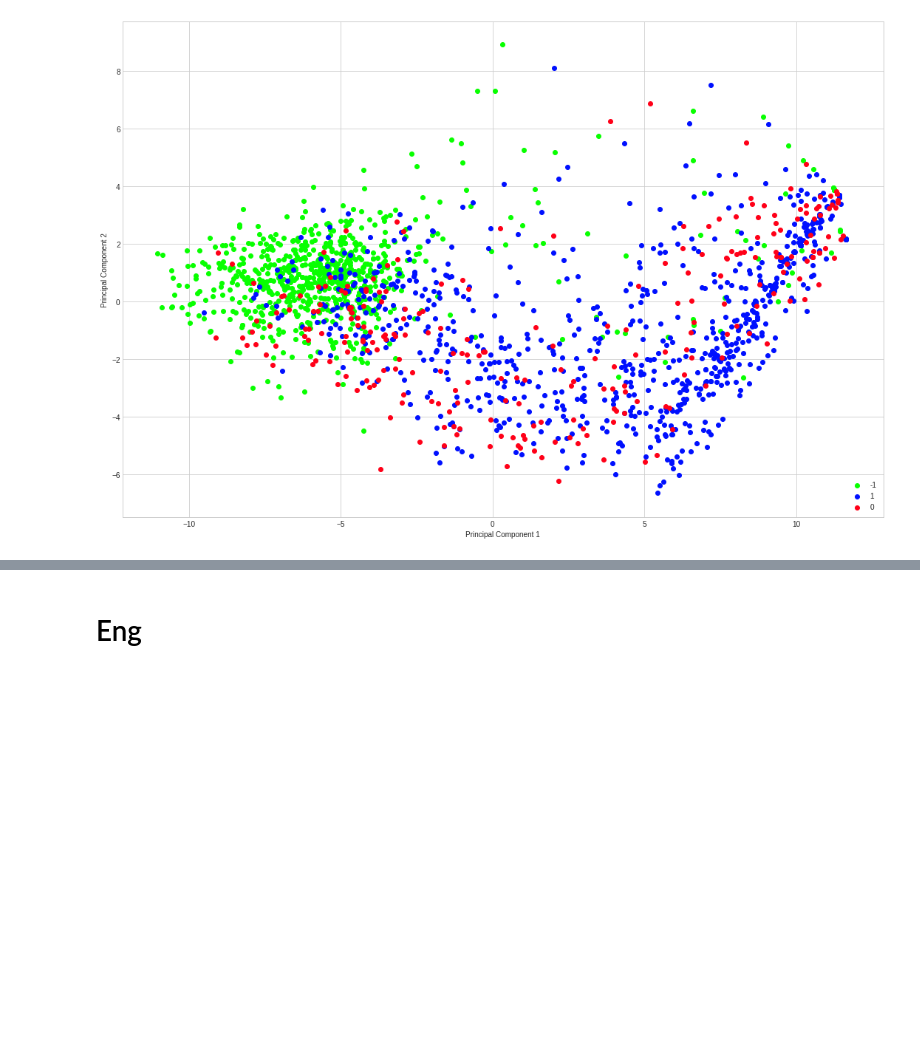
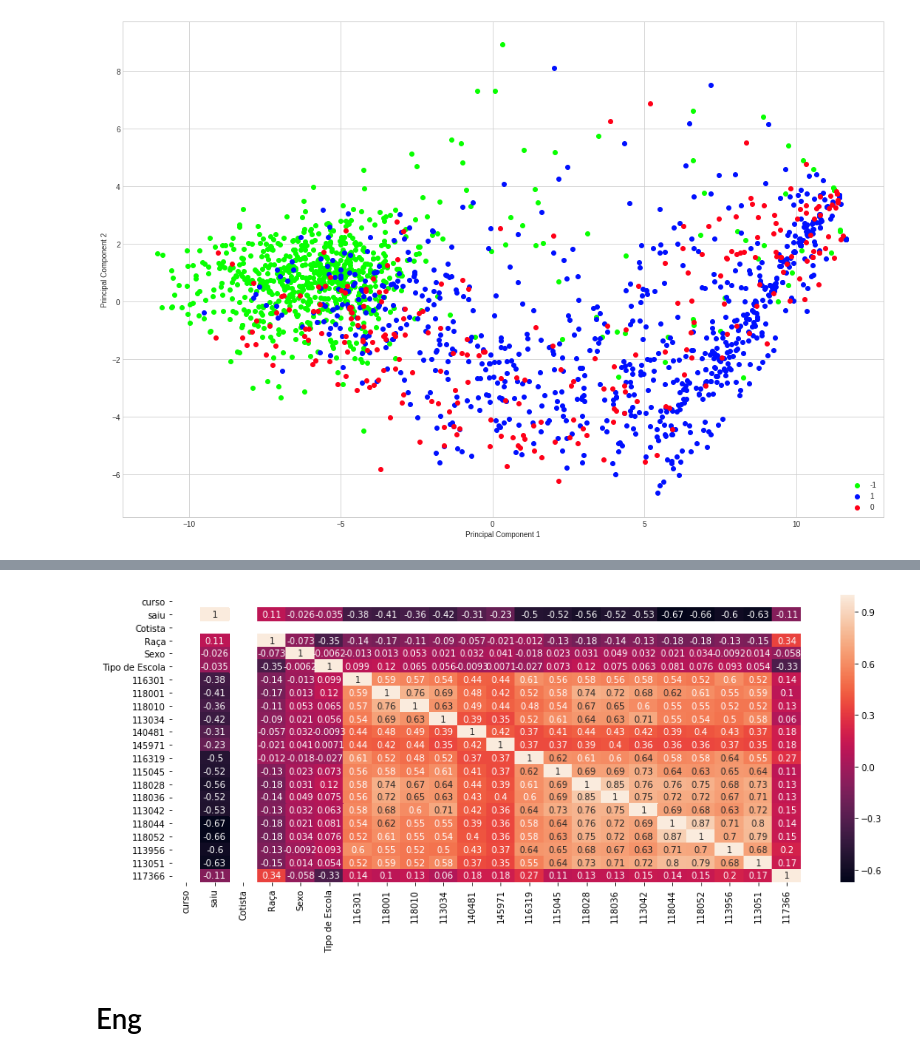
Before and after one commit to pedrobpio/TG, a Jupyter notebook: Classifier-non-quota.ipynb, the cells around one changed output, grey strips where cells are left out. Cells and saved outputs as stored; diff of their text form; code cells hidden in the pictures; blank space fills up the shorter version.

```diff
--- a/Classifier-non-quota.ipynb
+++ b/Classifier-non-quota.ipynb
@@ -340,3 +389,7 @@ Data with input dtype int64, float64 were all converted to float64 by StandardSc
+# %%
+corrMat(dfCic)
+# %% [output]
+[figure, added]
 # %% [markdown]
 # Eng
 # %%
```
Also changed, not shown: parts of 17 cells of this notebook, 3 other files.
